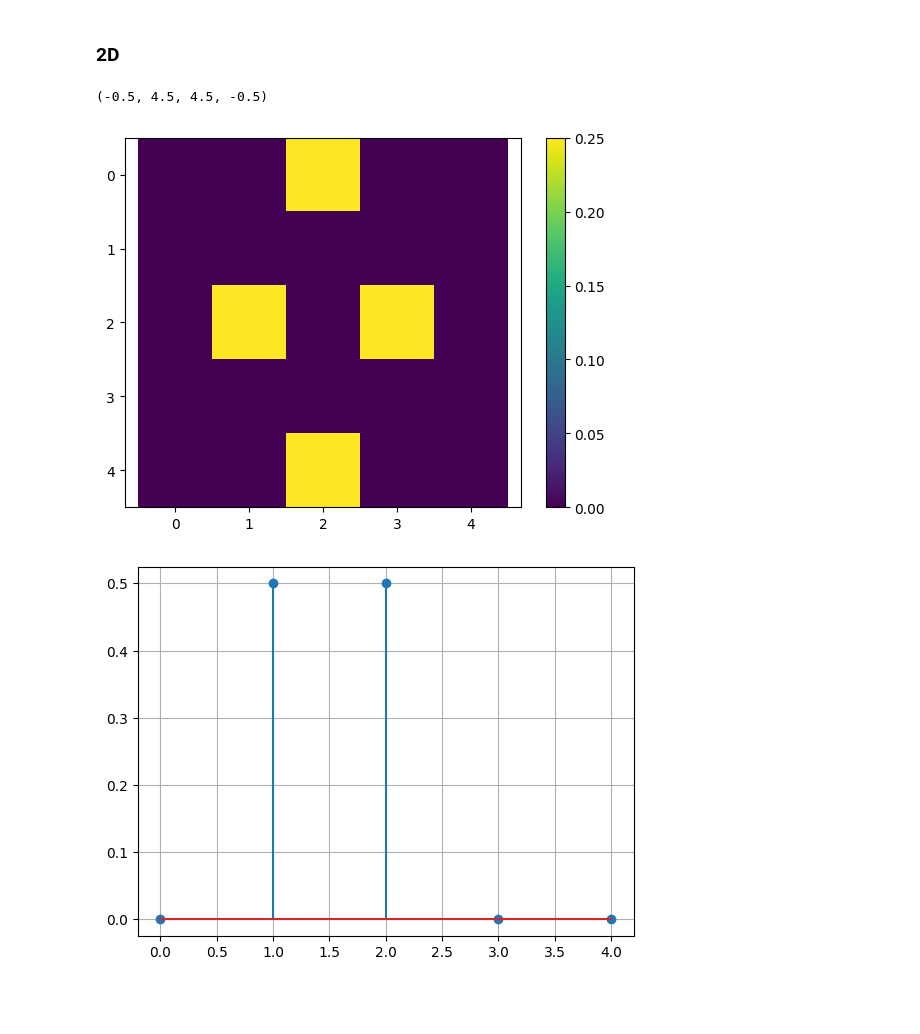
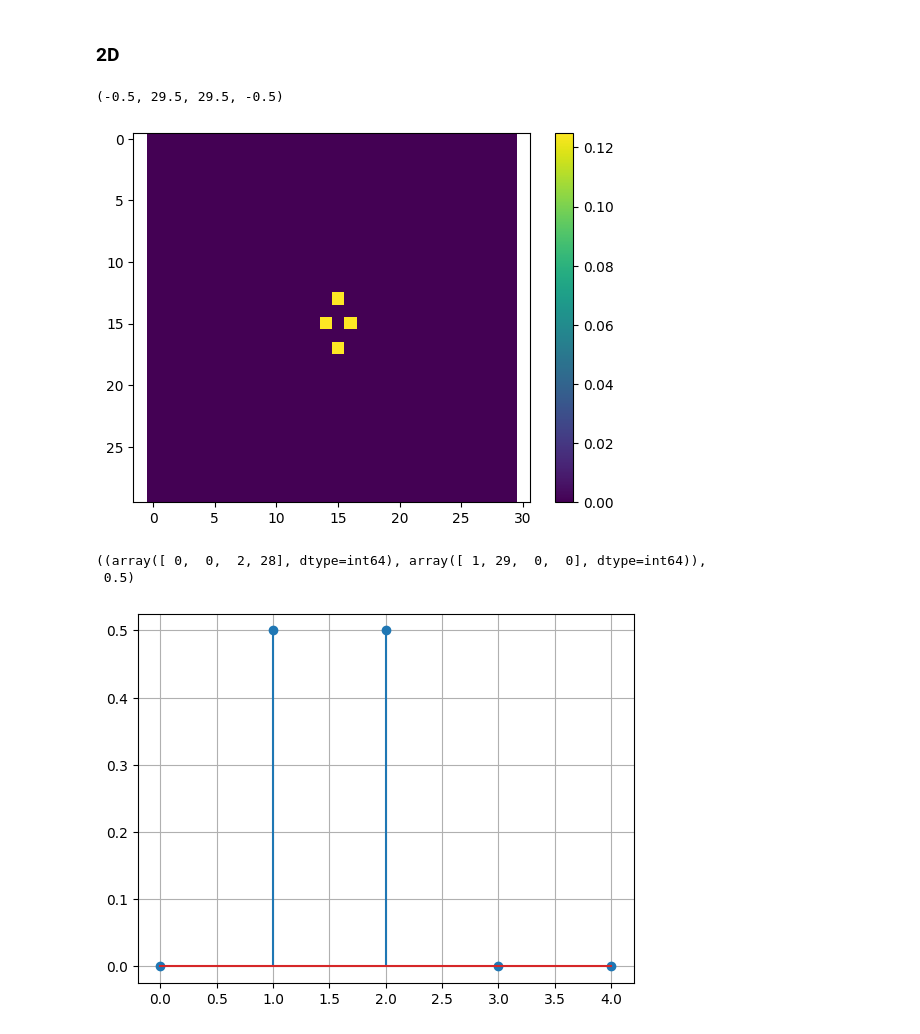
Before and after one commit to Prajwal-Prathiksh/ddp-thesis, a Jupyter notebook: code/play_energy_spectrum.ipynb, the cells around one changed output. Drawn from its saved outputs; the diff is of its cells as text; code cells hidden in the pictures; blank space fills up the shorter version.

```diff
--- a/code/play_energy_spectrum.ipynb
+++ b/code/play_energy_spectrum.ipynb
@@ -40,23 +40,30 @@ plt.plot(EK_U[(len(EK_U)-1)//2:], 'k')
 # %% [markdown]
 ### 2D
 # %%
-sr = 5
+sr = 30
 x = y = np.arange(0, 1., 1. / sr)
 X, Y = np.meshgrid(x, y)
-u = np.sin(2 * np.pi * X) + np.sin(2* np.pi * 2 * Y)
-U0 = 1
+u = np.sin(2 * np.pi * X) + np.sin(2 * np.pi * 2 * Y)
+U0 = 1.
 
 # When
 EK_U, EK_V, EK_W, u_spectrum, v_spectrum, w_spectrum =\
     compute_energy_spectrum(
         u=u, v=u, w=None, U0=U0, debug=True
     )
 plt.imshow(EK_U)
 plt.colorbar()
 plt.axis('equal')
 # %% [output]
-(-0.5, 4.5, 4.5, -0.5)
+(-0.5, 29.5, 29.5, -0.5)
-[figure, old version]
+[figure, new version]
+# %%
+tol = 1e-12
+ind = np.where(np.abs(u_spectrum - 0.5) < tol)
+ind, np.max(u_spectrum)
+# %% [output]
+((array([ 0,  0,  2, 28], dtype=int64), array([ 1, 29,  0,  0], dtype=int64)),
+ 0.5)
 # %%
 k, Ek = compute_scalar_energy_spectrum(EK_U, EK_V)
 plt.stem(Ek)
```
Also changed, not shown: parts of 2 cells of this notebook, 1 other file.
